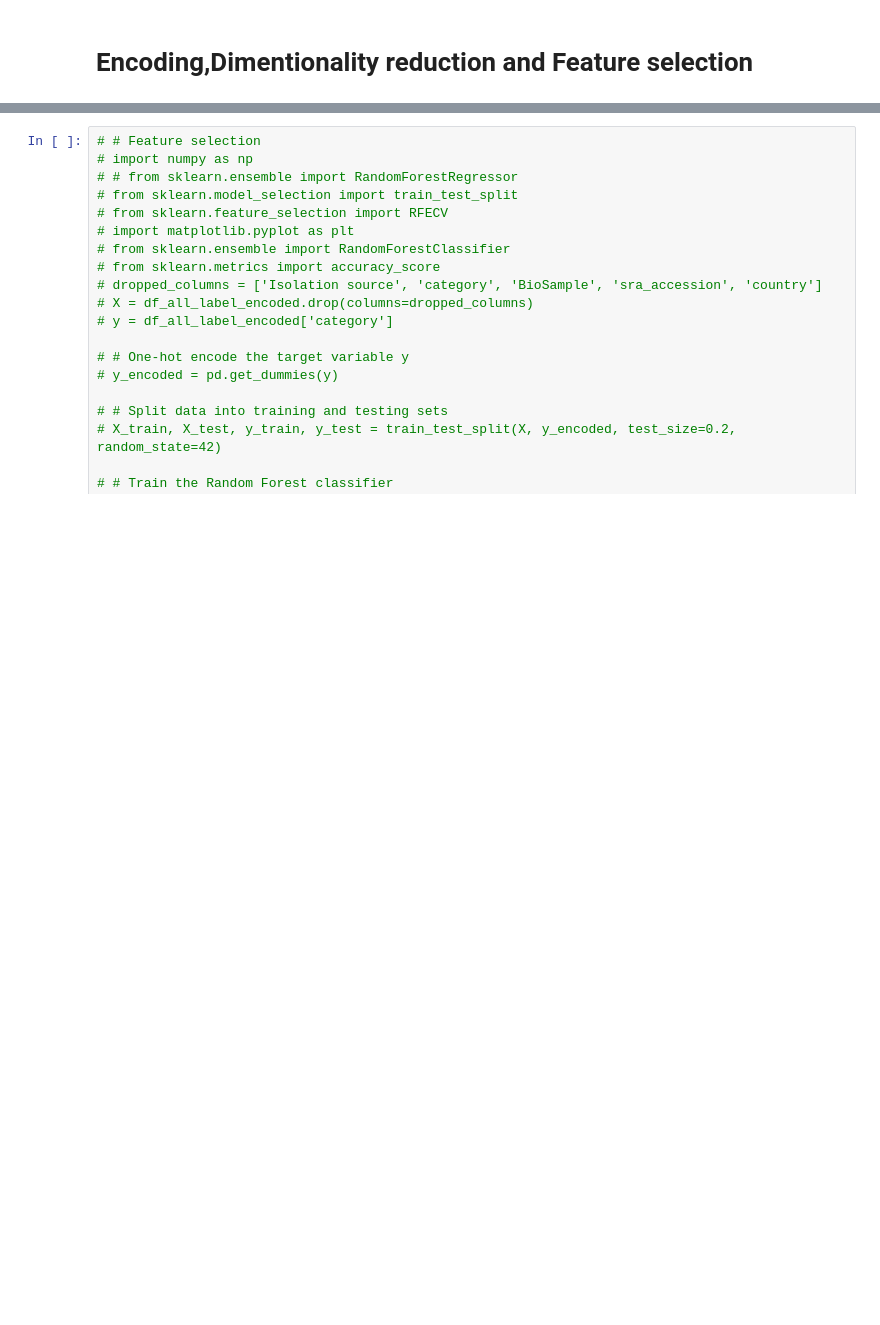
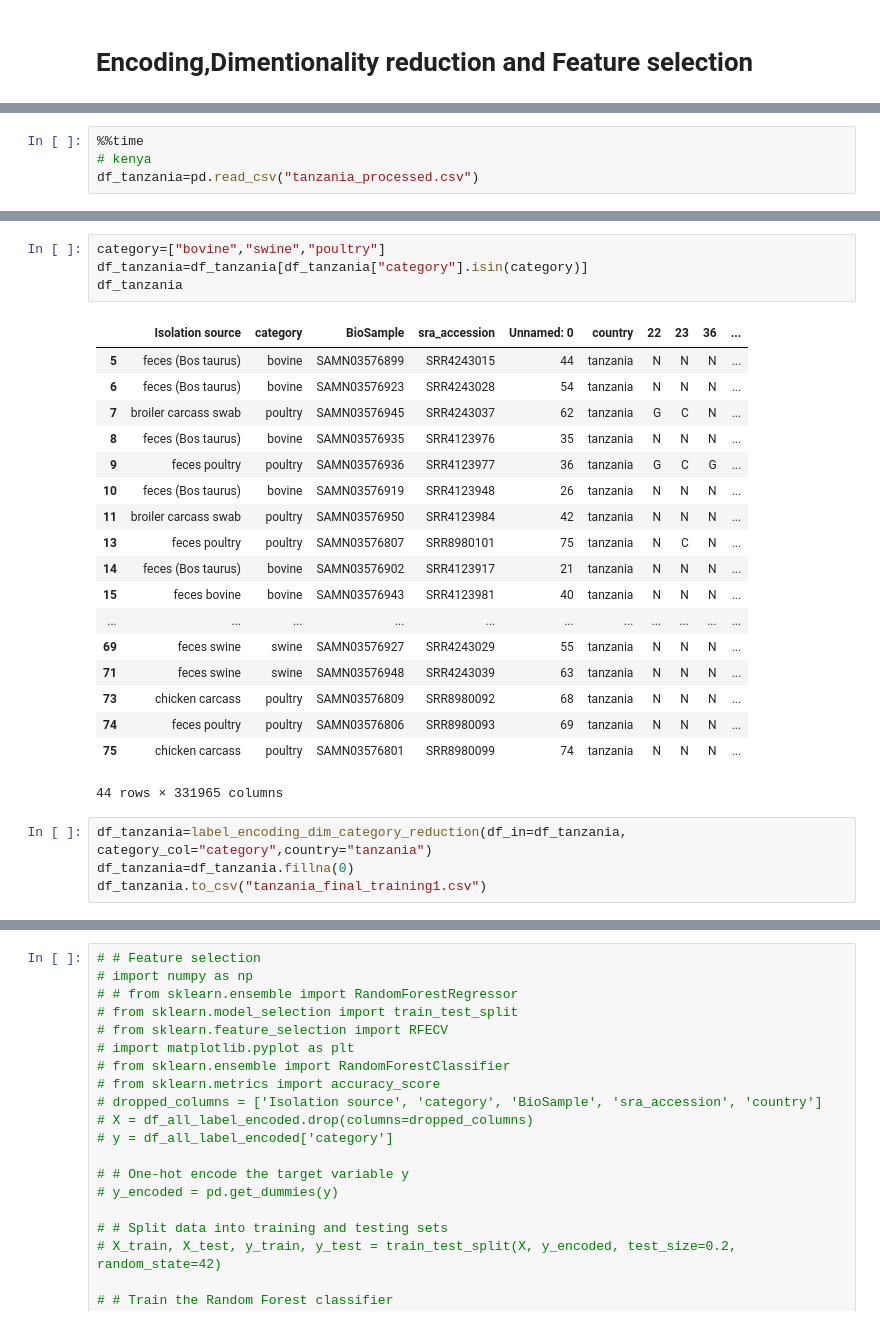
Before and after one commit to omicscodeathon/salmonellaml, a Jupyter notebook: notebooks/dimentionality_reduction_2.ipynb, the cells around one changed output, grey strips where cells are left out. Saved outputs shown, nothing was run; the diff lists cells and outputs as text; blank space fills up the shorter version.

```diff
--- a/notebooks/dimentionality_reduction_2.ipynb
+++ b/notebooks/dimentionality_reduction_2.ipynb
@@ -122,0 +304,4 @@ df_thiopia
+# %%
+%%time
+# kenya
+df_tanzania=pd.read_csv("tanzania_processed.csv")
@@ -122,0 +311,27 @@ df_thiopia
+# %%
+category=["bovine","swine","poultry"]
+df_tanzania=df_tanzania[df_tanzania["category"].isin(category)]
+df_tanzania
+# %% [output]
+|  | Isolation source | category | BioSample | sra_accession | Unnamed: 0 | country | 22 | 23 | 36 | ... |
+| 5 | feces (Bos taurus) | bovine | SAMN03576899 | SRR4243015 | 44 | tanzania | N | N | N | ... |
+| 6 | feces (Bos taurus) | bovine | SAMN03576923 | SRR4243028 | 54 | tanzania | N | N | N | ... |
+| 7 | broiler carcass swab | poultry | SAMN03576945 | SRR4243037 | 62 | tanzania | G | C | N | ... |
+| 8 | feces (Bos taurus) | bovine | SAMN03576935 | SRR4123976 | 35 | tanzania | N | N | N | ... |
+| 9 | feces poultry | poultry | SAMN03576936 | SRR4123977 | 36 | tanzania | G | C | G | ... |
+| 10 | feces (Bos taurus) | bovine | SAMN03576919 | SRR4123948 | 26 | tanzania | N | N | N | ... |
+| 11 | broiler carcass swab | poultry | SAMN03576950 | SRR4123984 | 42 | tanzania | N | N | N | ... |
+| 13 | feces poultry | poultry | SAMN03576807 | SRR8980101 | 75 | tanzania | N | C | N | ... |
+| 14 | feces (Bos taurus) | bovine | SAMN03576902 | SRR4123917 | 21 | tanzania | N | N | N | ... |
+| 15 | feces bovine | bovine | SAMN03576943 | SRR4123981 | 40 | tanzania | N | N | N | ... |
+| ... | ... | ... | ... | ... | ... | ... | ... | ... | ... | ... |
+| 69 | feces swine | swine | SAMN03576927 | SRR4243029 | 55 | tanzania | N | N | N | ... |
+| 71 | feces swine | swine | SAMN03576948 | SRR4243039 | 63 | tanzania | N | N | N | ... |
+| 73 | chicken carcass | poultry | SAMN03576809 | SRR8980092 | 68 | tanzania | N | N | N | ... |
+| 74 | feces poultry | poultry | SAMN03576806 | SRR8980093 | 69 | tanzania | N | N | N | ... |
+| 75 | chicken carcass | poultry | SAMN03576801 | SRR8980099 | 74 | tanzania | N | N | N | ... |
+44 rows × 331965 columns
+# %%
+df_tanzania=label_encoding_dim_category_reduction(df_in=df_tanzania, category_col="category",country="tanzania")
+df_tanzania=df_tanzania.fillna(0)
+df_tanzania.to_csv("tanzania_final_training1.csv")
```
Also changed, not shown: parts of 45 cells of this notebook.
